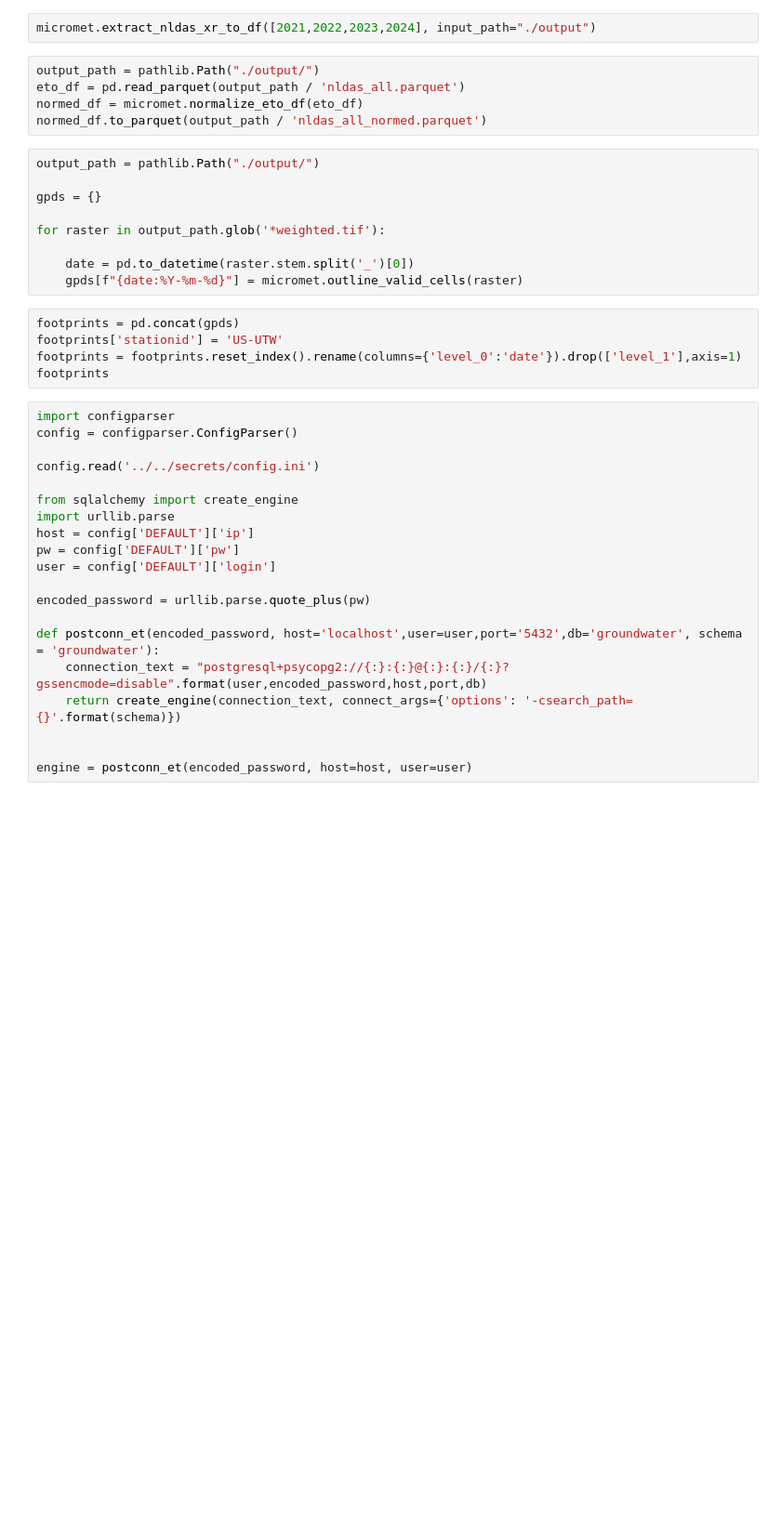
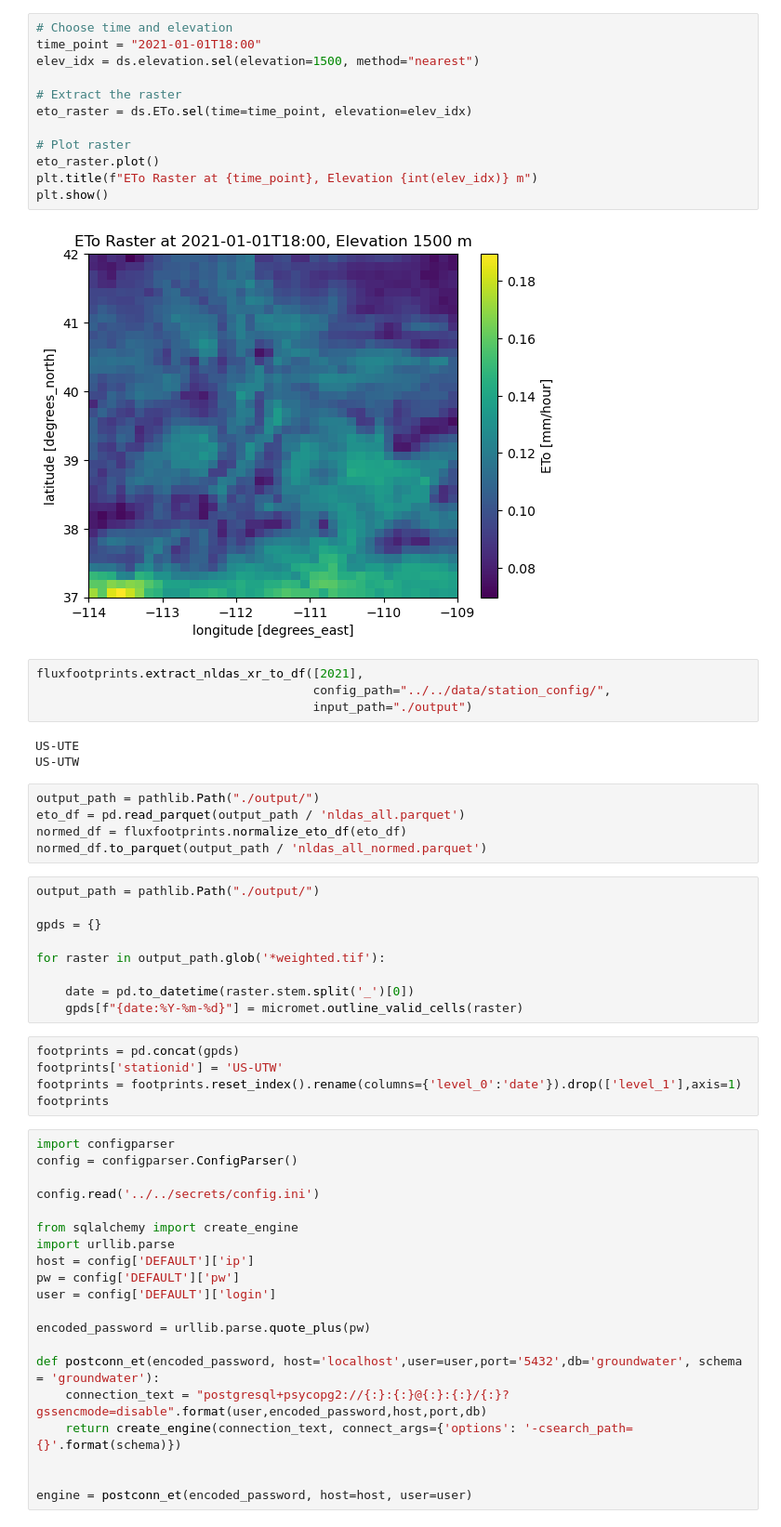
Before and after one commit to inkenbrandt/footprints, a Jupyter notebook: docs/notebooks/NLDAS_Download_and_Summarize.ipynb, the cells around one changed output. Shown: that part at 93% size. Cells and saved outputs as stored; diff of their text form; blank space fills up the shorter version.

```diff
--- a/docs/notebooks/NLDAS_Download_and_Summarize.ipynb
+++ b/docs/notebooks/NLDAS_Download_and_Summarize.ipynb
@@ -56,9 +174,28 @@ micromet.calc_hourly_ffp_xr(input_data_dir=".",
+# %%
+# Choose time and elevation
+time_point = "2021-01-01T18:00"
+elev_idx = ds.elevation.sel(elevation=1500, method="nearest")
+
+# Extract the raster
+eto_raster = ds.ETo.sel(time=time_point, elevation=elev_idx)
+
+# Plot raster
+eto_raster.plot()
+plt.title(f"ETo Raster at {time_point}, Elevation {int(elev_idx)} m")
+plt.show()
+# %% [output]
+[figure, added]
 # %%
-micromet.extract_nldas_xr_to_df([2021,2022,2023,2024], input_path="./output")
+fluxfootprints.extract_nldas_xr_to_df([2021],
+                                      config_path="../../data/station_config/",
+                                      input_path="./output")
+# %% [output]
+US-UTE
+US-UTW
 # %%
 output_path = pathlib.Path("./output/")
 eto_df = pd.read_parquet(output_path / 'nldas_all.parquet')
-normed_df = micromet.normalize_eto_df(eto_df)
+normed_df = fluxfootprints.normalize_eto_df(eto_df)
 normed_df.to_parquet(output_path / 'nldas_all_normed.parquet')
 # %%
 output_path = pathlib.Path("./output/")
```
Also changed, not shown: parts of 15 cells of this notebook, 11 other files.
